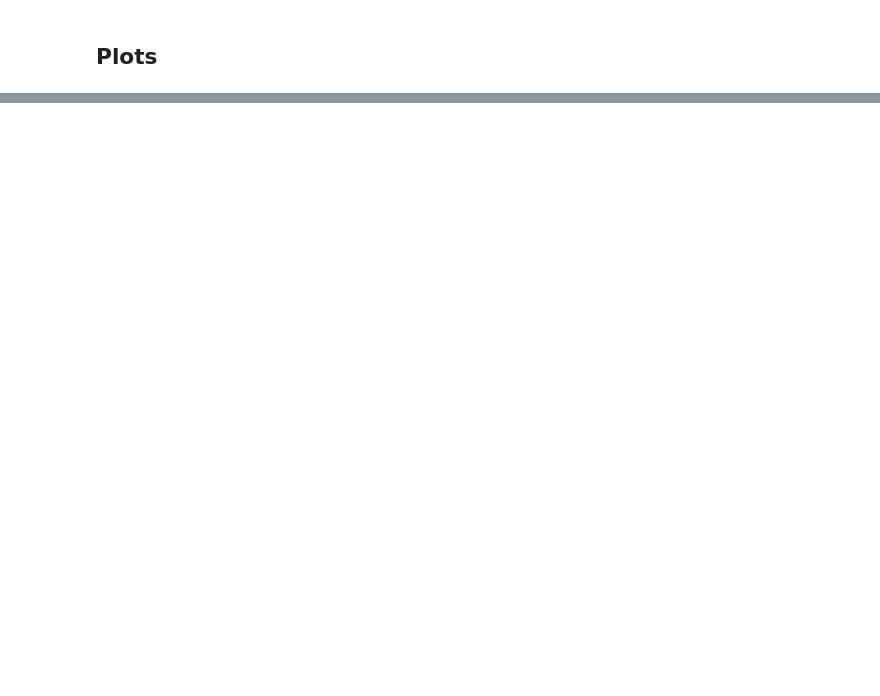
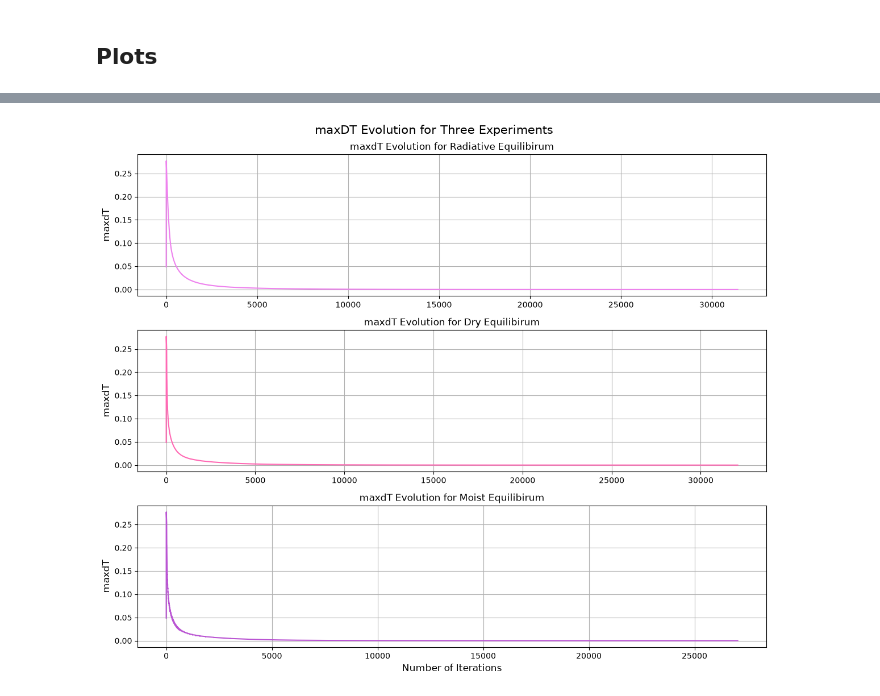
Before and after one commit to ejtrask/metr5003_fa26_trask, a Jupyter notebook: Lab4_rce_model.ipynb, the cells around one changed output, grey strips where cells are left out. Cells and saved outputs as stored; diff of their text form; code cells hidden in the pictures; blank space fills up the shorter version.

```diff
--- a/Lab4_rce_model.ipynb
+++ b/Lab4_rce_model.ipynb
@@ -120,8 +145,6 @@ def qsat(Tk, p):
     e_s = es_sat(Tk)
     return eps * e_s / (p - (1-eps)*e_s)
 
-#adding in calculation for DALR in K/pa
-#DALR =
 def moist_lapse_rate_K_per_m(DALR, Tk, p, RH=1.0):
     """
     Moist-adiabatic lapse rate with saturation mixing ratio scaled by a given RH.
@@ -132,8 +155,11 @@ def moist_lapse_rate_K_per_m(DALR, Tk, p, RH=1.0):
     numerator = DALR * (1.0 + (Lv * q) / (Rd * Tk))
     denominator = 1.0 + (Lv**2 * q) / (cp * Rv * Tk**2)
     return numerator / denominator
+
+def dry_lapse_rate_K_per_pa(T, p):
+    numerator = Rd * T
+    denominator = cp * p
+    return numerator / denominator
 # %% [markdown]
 ##### Radiative tranfer
-# %%
-grid = get_grid_tau(Nz, p_surf, p_top, tau0, tau_n, T0_init)
 # %%
@@ -473,0 +513,22 @@ According to the paper, criteria for
+# %%
+fig, ax = plt.subplots(3, 1, figsize=(12,10))
+ax[0].grid()
+ax[0].plot(history_save['radiative']['maxdT'], color='violet')
+ax[0].set_ylabel('maxdT', fontsize = 12)
+ax[0].set_title('maxdT Evolution for Radiative Equilibirum')
+
+ax[1].grid()
+ax[1].plot(history_save['dry']['maxdT'], color='hotpink')
+ax[1].set_ylabel('maxdT', fontsize = 12)
+ax[1].set_title('maxdT Evolution for Dry Equilibirum')
+
+ax[2].grid()
+ax[2].plot(history_save['moist']['maxdT'], color='mediumorchid')
+ax[2].set_ylabel('maxdT', fontsize = 12)
+ax[2].set_xlabel('Number of Iterations', fontsize = 12)
+ax[2].set_title('maxdT Evolution for Moist Equilibirum')
+
+plt.suptitle('maxDT Evolution for Three Experiments', fontsize=15)
+plt.tight_layout()
+# %% [output]
+[figure, added]
```
Also changed, not shown: parts of 31 cells of this notebook.
